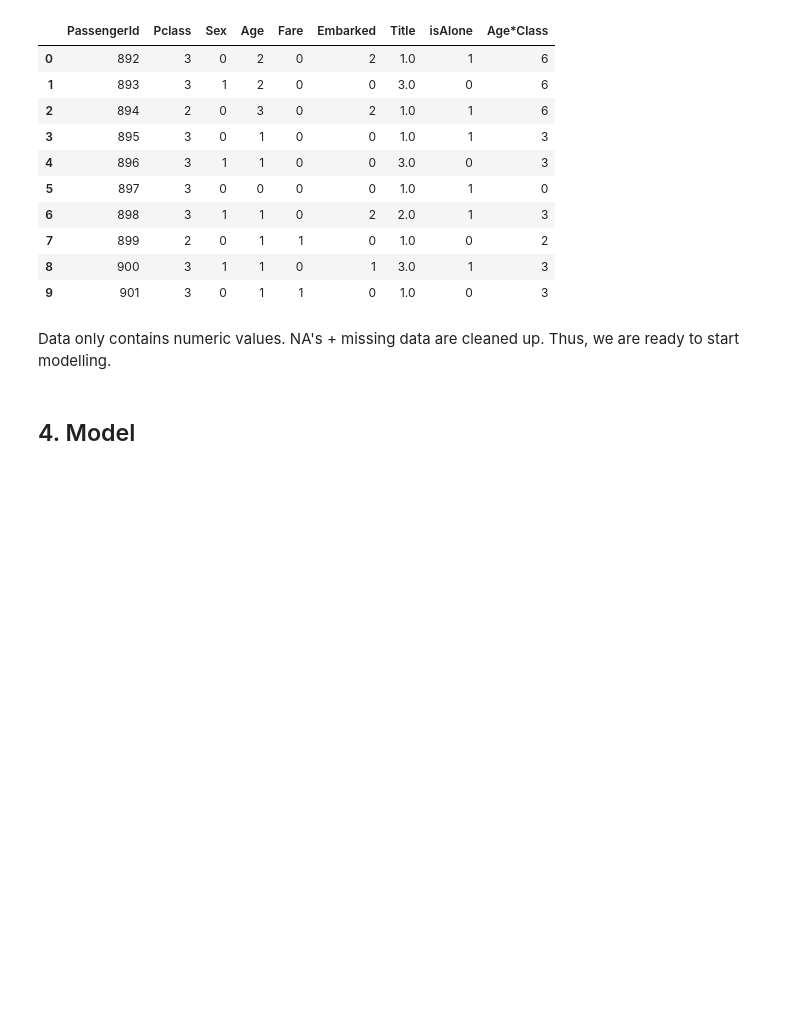
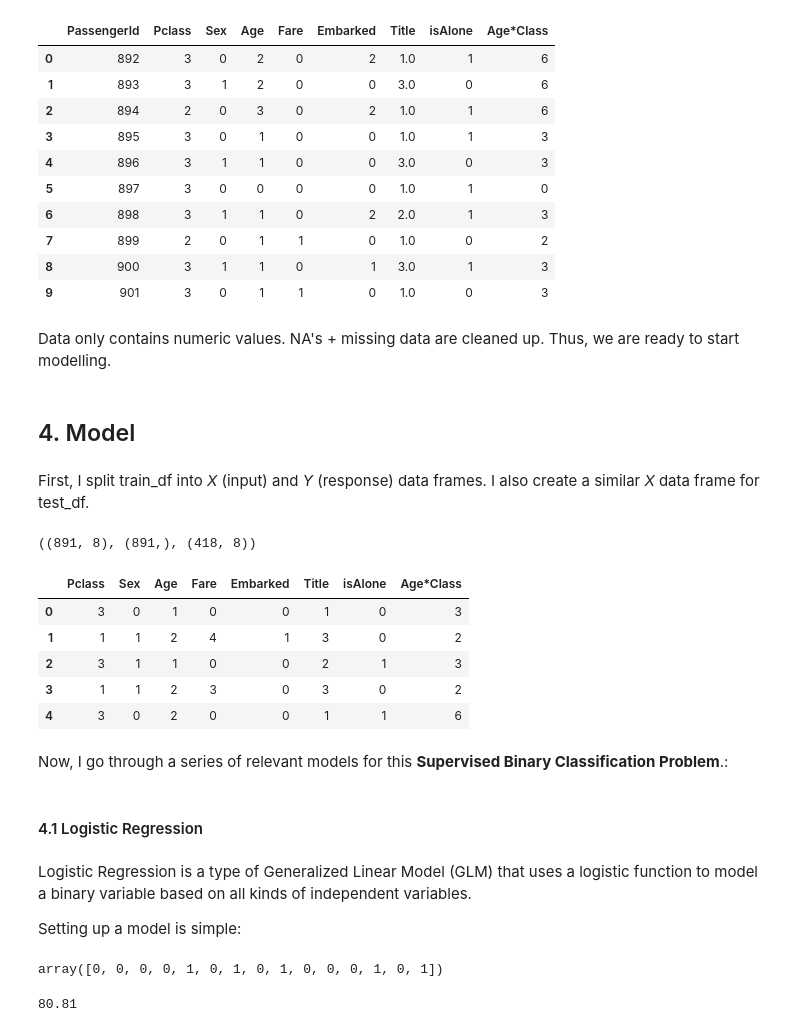
Before and after one commit to alexpberger/titanic-analysis-and-predictions, a Jupyter notebook: Titanic Survival Prediction.ipynb, the cells around one changed output. Cells and saved outputs as stored; diff of their text form; code cells hidden in the pictures; blank space fills up the shorter version.

```diff
--- a/Titanic Survival Prediction.ipynb
+++ b/Titanic Survival Prediction.ipynb
@@ -643,3 +643,41 @@ test_df.head(10)
 Data only contains numeric values. NA's + missing data are cleaned up. Thus, we are ready to start modelling.
 # %% [markdown]
 ## 4. Model
+# %% [markdown]
+First, I split train_df into *X* (input) and *Y* (response) data frames. I also create a similar *X* data frame for test_df.
+# %%
+X_train = train_df.drop("Survived", axis = 1)
+Y_train = train_df["Survived"]
+X_test = test_df.drop("PassengerId", axis = 1).copy()
+X_train.shape, Y_train.shape, X_test.shape
+# %% [output]
+((891, 8), (891,), (418, 8))
+# %%
+X_train.head()
+# %% [output]
+|  | Pclass | Sex | Age | Fare | Embarked | Title | isAlone | Age*Class |
+| 0 | 3 | 0 | 1 | 0 | 0 | 1 | 0 | 3 |
+| 1 | 1 | 1 | 2 | 4 | 1 | 3 | 0 | 2 |
+| 2 | 3 | 1 | 1 | 0 | 0 | 2 | 1 | 3 |
+| 3 | 1 | 1 | 2 | 3 | 0 | 3 | 0 | 2 |
+| 4 | 3 | 0 | 2 | 0 | 0 | 1 | 1 | 6 |
+# %% [markdown]
+Now, I go through a series of relevant models for this **Supervised Binary Classification Problem**.:
+# %% [markdown]
+#### 4.1 Logistic Regression
+# %% [markdown]
+Logistic Regression is a type of Generalized Linear Model (GLM) that uses a logistic function to model a binary variable based on all kinds of independent variables.
+
+Setting up a model is simple:
+# %%
+logreg = LogisticRegression(solver='lbfgs') # Create Logistic Regression Object
+logreg.fit(X_train, Y_train)  # Fit model on training data
+Y_pred = logreg.predict(X_test) # Apply model (binary classifier) on test data
+Y_pred[:15]
+# %% [output]
+array([0, 0, 0, 0, 1, 0, 1, 0, 1, 0, 0, 0, 1, 0, 1])
+# %%
+acc_log = round(logreg.score(X_train, Y_train) * 100, 2) # Determine mean prediction accuracy
+acc_log
+# %% [output]
+80.81
```
Also changed, not shown: parts of 35 cells of this notebook, 1 other file.
